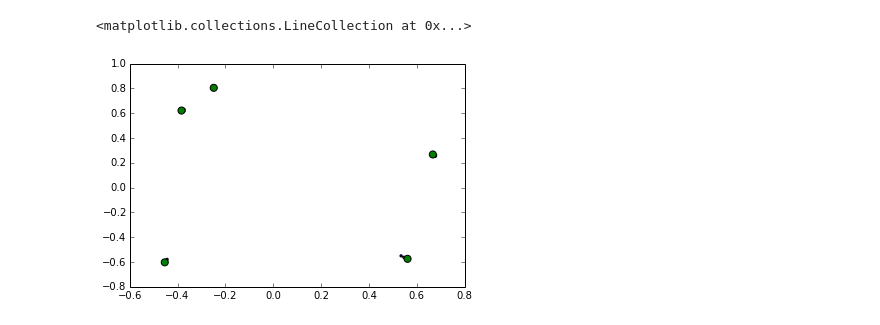
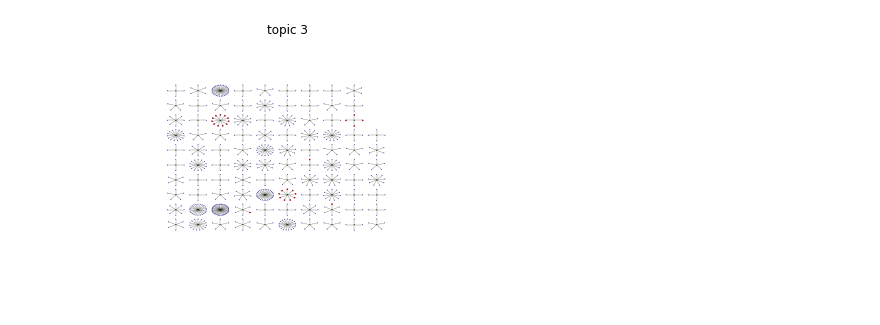
Before and after one commit to sdrogers/MS2LDA, a Jupyter notebook: notebooks/cosine_network_notebook.ipynb, the cells around one changed output. Saved outputs shown, nothing was run; the diff lists cells and outputs as text; code cells hidden in the pictures.

```diff
--- a/notebooks/cosine_network_notebook.ipynb
+++ b/notebooks/cosine_network_notebook.ipynb
@@ -76,9 +136,42 @@ draw_edges = G.edges(all_in_clusters)
-# %%
-nx.draw_networkx_nodes(G,pos,nodelist=clusters,node_size = 5,node_color = 'r')
-nx.draw_networkx_nodes(G,pos,nodelist=all_in_clusters,node_size = 5,node_color = 'b')
-# nx.draw_networkx_nodes(G,pos,nodelist=non_interest_nodes,node_size = 5,node_color = 'b')
-nx.draw_networkx_nodes(G,pos,nodelist=interest_nodes,node_size=50,node_color='g')
-nx.draw_networkx_edges(G,pos,draw_edges)
-# %% [output]
-<matplotlib.collections.LineCollection at 0x...>
-[figure, removed]
+# %%
+ions_of_interest_3 = ['314.15894_851.554_16340',
+'513.18921_208.313_21149',
+'666.51234_218.245_21676',
+'666.5124_225.864_21683',
+'538.28021_240.354_21342',
+'232.06382_549.717_9778',
+'328.17553_652.517_16968',
+'121.06484_448.381_818',
+'121.06482_459.598_809',
+'121.06478_199.485_784',
+'390.21183_469.707_19966',
+'246.07926_409.09_10848',
+'246.07935_398.577_10863',
+'314.15956_409.09_16346',
+'152.12813_395.725_3095',
+'138.09137_459.598_2061',
+'138.04915_482.766_1990',
+'138.04296_484.002_1973',
+'152.0376_389.139_2963',
+'180.13823_1067.42_5365',
+'152.10695_198.223_3045',
+'152.10698_260.221_3062',
+'300.14413_595.985_15468',
+'166.1226_692.788_4241',
+'121.06478_699.082_792',
+'121.06479_260.221_799',
+'246.13339_410.326_10880',
+'471.23791_207.077_20922',
+'318.15479_432.107_16447',
+'404.20663_240.354_20189',
+'314.13861_269.685_16325',
+'166.12265_282.677_4258',
+'166.08626_290.373_4191',
+'152.07054_491.622_3029',
+'166.08628_377.302_4202',
+'166.04983_421.989_4119',
+'180.10186_355.669_5307']
+interest_nodes = [n for i,n in peak_nodes.items() if i in ions_of_interest_3]
+draw_network(G,pos,C,P,interest_nodes,'euclidean_3.pdf','topic 3')
+# %% [output]
+[figure, added]
```
Also changed, not shown: parts of 14 cells of this notebook, 1 other file.
